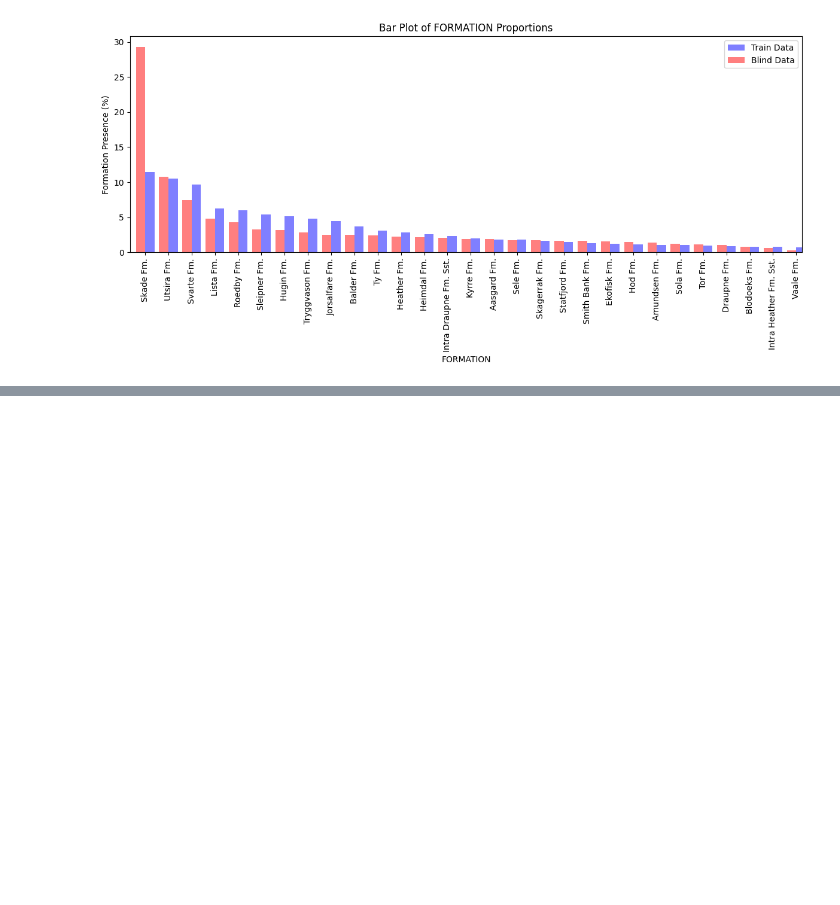
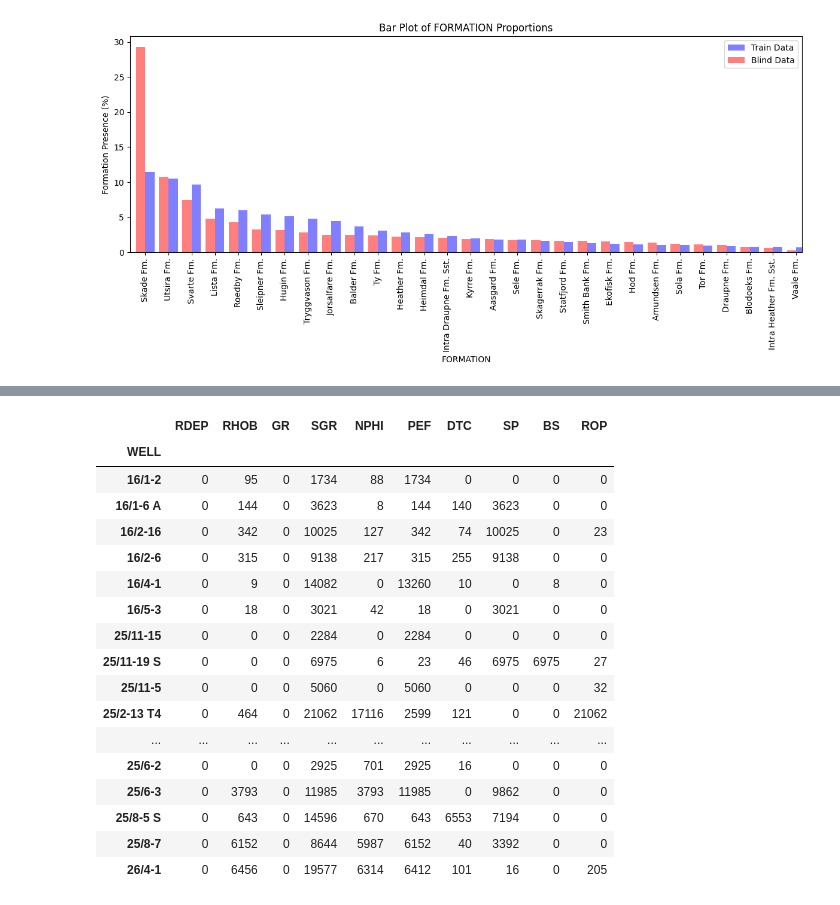
Before and after one commit to Lousiboupi/Machine-learning-project, a Jupyter notebook: 04_lithology_prediction/01_notebooks/00_subsetting_data_force_2020.ipynb, the cells around one changed output, grey strips where cells are left out. Drawn from its saved outputs; the diff is of its cells as text; code cells hidden in the pictures; blank space fills up the shorter version.

```diff
--- a/04_lithology_prediction/01_notebooks/00_subsetting_data_force_2020.ipynb
+++ b/04_lithology_prediction/01_notebooks/00_subsetting_data_force_2020.ipynb
@@ -157,0 +210,21 @@ blind_data_no_facies.to_csv('C:/Appl/python_libraries/IFP_ML_Miniprojects/04_lit
+# %%
+train_data_missing[['RDEP','RHOB','GR','SGR','NPHI','PEF','DTC', 'SP', 'BS', 'ROP']]
+# %% [output]
+|  | RDEP | RHOB | GR | SGR | NPHI | PEF | DTC | SP | BS | ROP |
+| WELL |  |  |  |  |  |  |  |  |  |  |
+| 16/1-2 | 0 | 95 | 0 | 1734 | 88 | 1734 | 0 | 0 | 0 | 0 |
+| 16/1-6 A | 0 | 144 | 0 | 3623 | 8 | 144 | 140 | 3623 | 0 | 0 |
+| 16/2-16 | 0 | 342 | 0 | 10025 | 127 | 342 | 74 | 10025 | 0 | 23 |
+| 16/2-6 | 0 | 315 | 0 | 9138 | 217 | 315 | 255 | 9138 | 0 | 0 |
+| 16/4-1 | 0 | 9 | 0 | 14082 | 0 | 13260 | 10 | 0 | 8 | 0 |
+| 16/5-3 | 0 | 18 | 0 | 3021 | 42 | 18 | 0 | 3021 | 0 | 0 |
+| 25/11-15 | 0 | 0 | 0 | 2284 | 0 | 2284 | 0 | 0 | 0 | 0 |
+| 25/11-19 S | 0 | 0 | 0 | 6975 | 6 | 23 | 46 | 6975 | 6975 | 27 |
+| 25/11-5 | 0 | 0 | 0 | 5060 | 0 | 5060 | 0 | 0 | 0 | 32 |
+| 25/2-13 T4 | 0 | 464 | 0 | 21062 | 17116 | 2599 | 121 | 0 | 0 | 21062 |
+| ... | ... | ... | ... | ... | ... | ... | ... | ... | ... | ... |
+| 25/6-2 | 0 | 0 | 0 | 2925 | 701 | 2925 | 16 | 0 | 0 | 0 |
+| 25/6-3 | 0 | 3793 | 0 | 11985 | 3793 | 11985 | 0 | 9862 | 0 | 0 |
+| 25/8-5 S | 0 | 643 | 0 | 14596 | 670 | 643 | 6553 | 7194 | 0 | 0 |
+| 25/8-7 | 0 | 6152 | 0 | 8644 | 5987 | 6152 | 40 | 3392 | 0 | 0 |
+| 26/4-1 | 0 | 6456 | 0 | 19577 | 6314 | 6412 | 101 | 16 | 0 | 205 |
```
Also changed, not shown: parts of 9 cells of this notebook, 1 other file.
